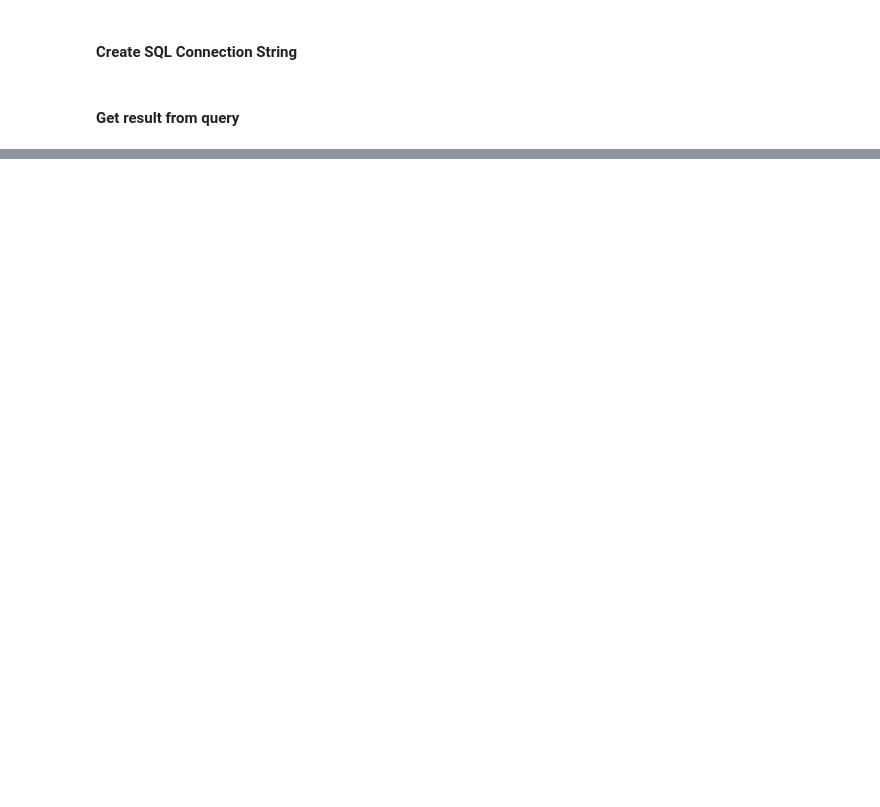
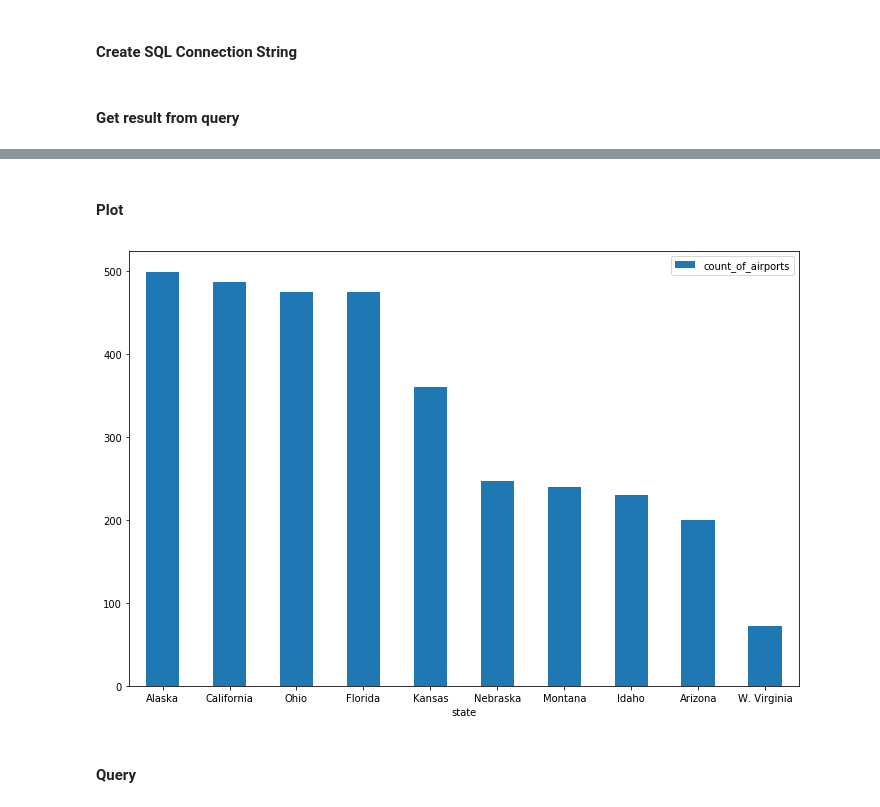
Before and after one commit to supratim94336/DataEngineeringCapstoneProject, a Jupyter notebook: Tester.ipynb, the cells around one changed output, grey strips where cells are left out. Cells and saved outputs as stored; diff of their text form; code cells hidden in the pictures; blank space fills up the shorter version.

```diff
--- a/Tester.ipynb
+++ b/Tester.ipynb
@@ -60,0 +111,13 @@ test = pd.read_sql_query(test_query, redshift_engine)
+# %%
+# number of airports in different states
+query = """
+SELECT a.state_name AS State, airports.count AS Count_of_Airports
+FROM
+    (SELECT top 10 distinct substring(iso_region, 4, length(iso_region)) AS state, count(*)
+     FROM project.airport_codes
+     WHERE iso_country = 'US' AND type='small_airport'
+     GROUP BY iso_region) airports INNER JOIN project.i94addr a ON airports.state=a.state_code
+ORDER BY airports.count DESC
+"""
+df = pr.redshift_to_pandas(query)
+df
@@ -60,0 +136,9 @@ test = pd.read_sql_query(test_query, redshift_engine)
+# %% [markdown]
+#### Plot
+# %%
+df.plot.bar(x='state', y='count_of_airports', figsize=(12,8), rot=0)
+plt.show()
+# %% [output]
+[figure, added]
+# %% [markdown]
+#### Query
```
Also changed, not shown: parts of 25 cells of this notebook, 11 other files.
